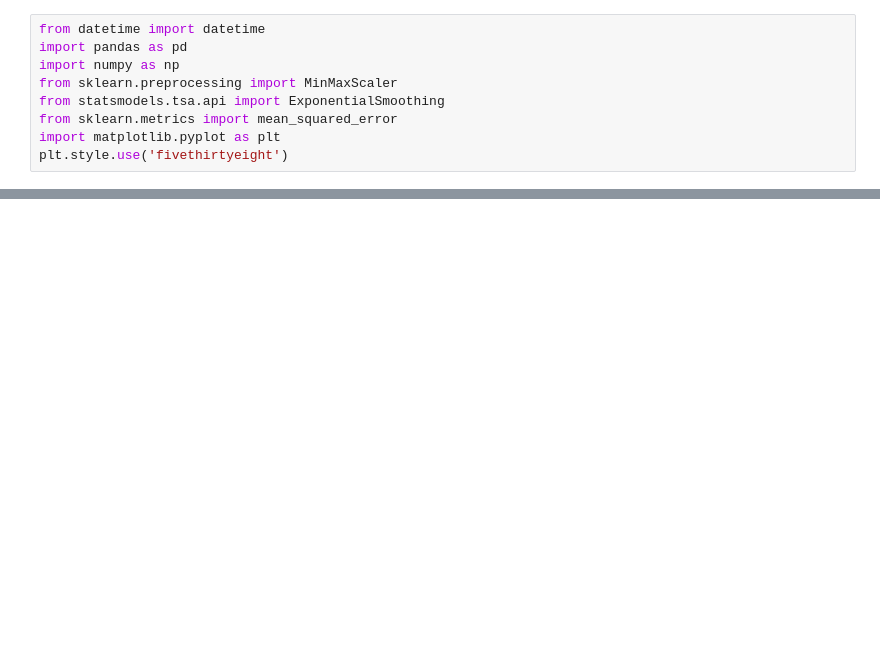
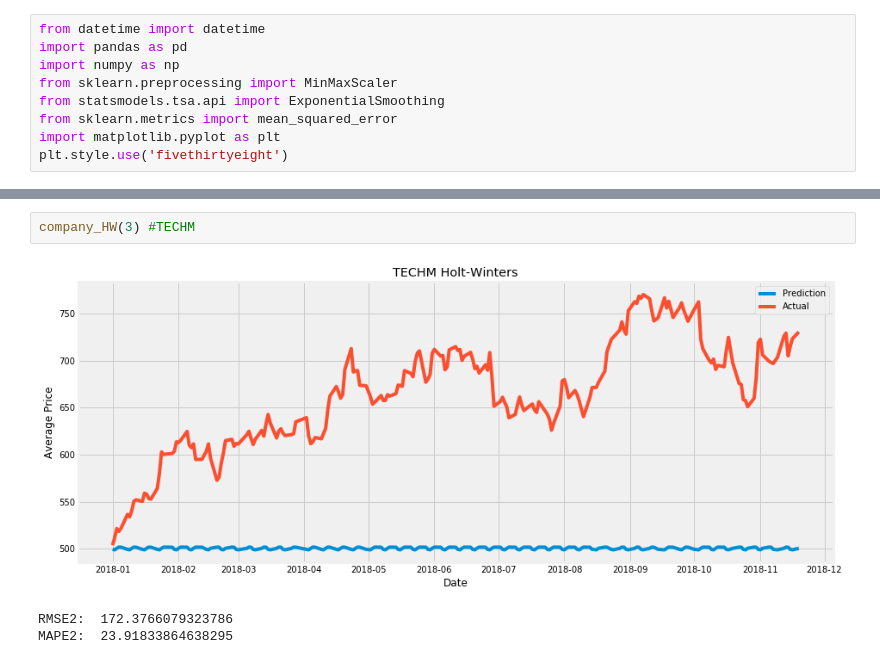
Before and after one commit to ReetBarik/Machine-Learning-Project, a Jupyter notebook: ipython notebooks/Univariate-HoltWinters.ipynb, the cells around one changed output, grey strips where cells are left out. Saved outputs shown, nothing was run; the diff lists cells and outputs as text; blank space fills up the shorter version.

```diff
--- a/ipython notebooks/Univariate-HoltWinters.ipynb
+++ b/ipython notebooks/Univariate-HoltWinters.ipynb
@@ -135,0 +127,6 @@ MAPE2:  2.6658355147555692
+# %%
+company_HW(3) #TECHM
+# %% [output]
+[figure, added]
+RMSE2:  172.3766079323786
+MAPE2:  23.91833864638295
```
Also changed, not shown: parts of 27 cells of this notebook.
